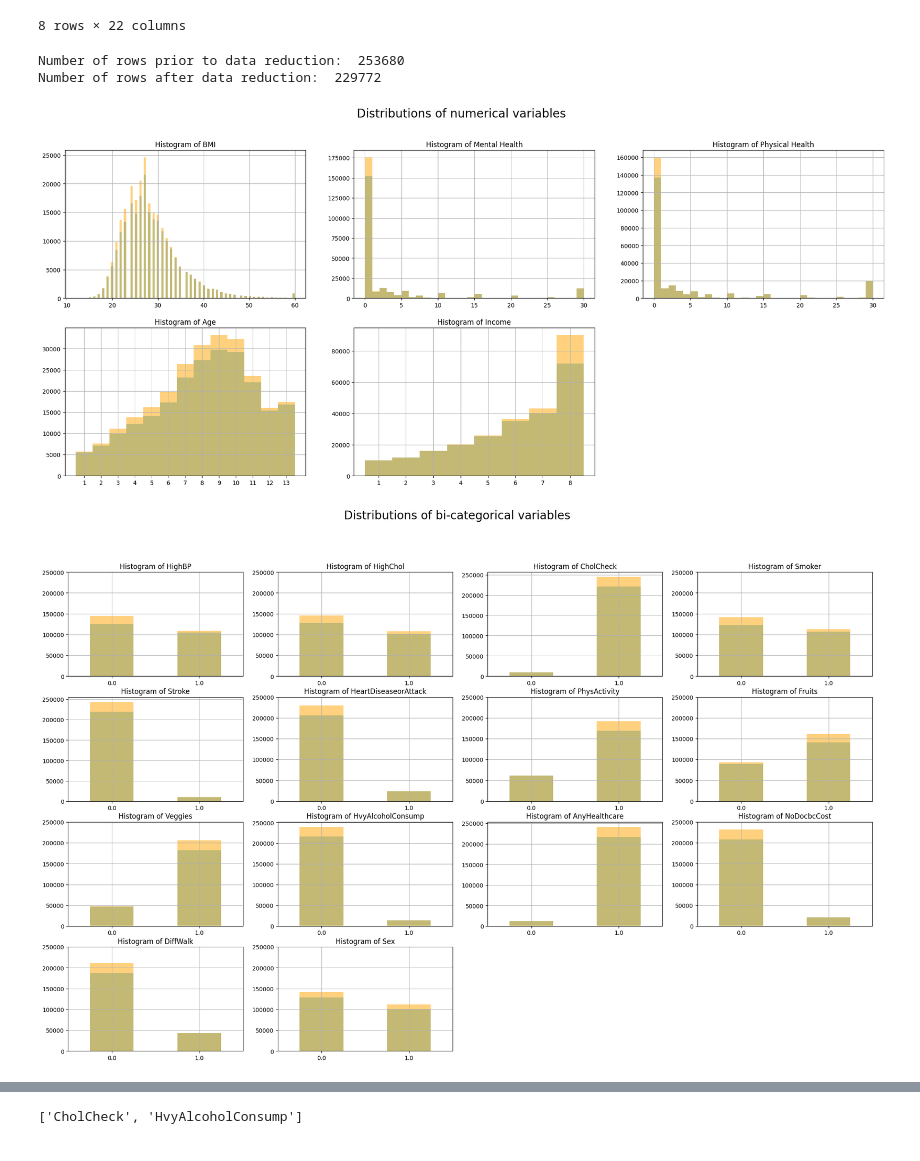
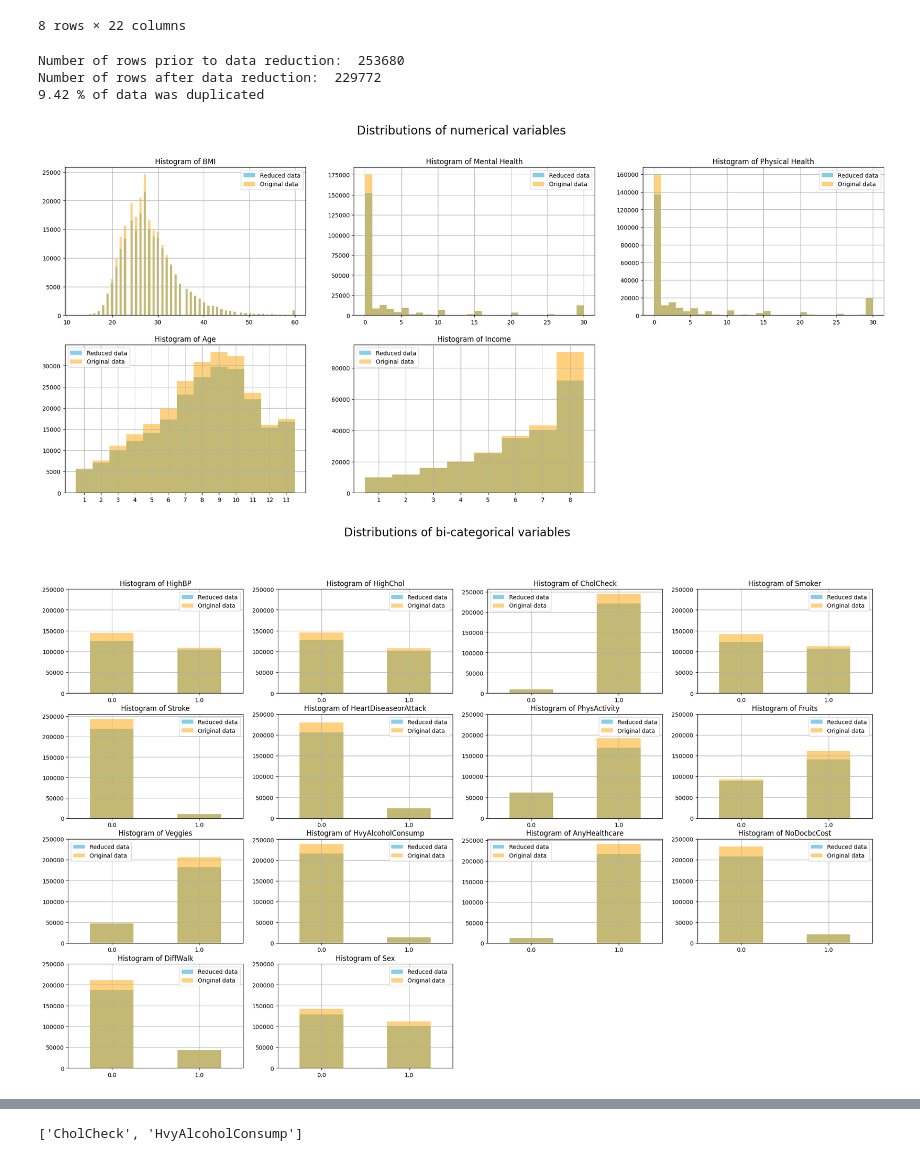
Before and after one commit to AliGarAlon/Diabetes_Project, a Jupyter notebook: diabetes_model.ipynb, the cells around one changed output, grey strips where cells are left out. Saved outputs shown, nothing was run; the diff lists cells and outputs as text; code cells hidden in the pictures.

```diff
--- a/diabetes_model.ipynb
+++ b/diabetes_model.ipynb
@@ -340,9 +340,11 @@ df.describe()
 # %%
 print("Number of rows prior to data reduction: ", originalRows_df.shape[0])
 print("Number of rows after data reduction: ", df.shape[0])
+print(round(((originalRows_df.shape[0]-df.shape[0])/originalRows_df.shape[0])*100, 2), "% of data was duplicated")
 # %% [output]
 Number of rows prior to data reduction:  253680
 Number of rows after data reduction:  229772
+9.42 % of data was duplicated
 # %%
 df_numerical = df[['BMI','MentHlth','PhysHlth','Age','Income']]
 
@@ -359,34 +361,39 @@ fig.delaxes(axes[-1])
 
 # Specifications for each subplot
 # Subplot for BMI:
-axes[0].hist(df_numerical['BMI'], bins=100, color='skyblue')
-axes[0].hist(originalRows_df['BMI'], bins=100, color='orange', alpha=0.5)
+axes[0].hist(df_numerical['BMI'], bins=100, color='skyblue', label = "Reduced data")
+axes[0].hist(originalRows_df['BMI'], bins=100, color='orange', alpha=0.5, label = "Original data")
 axes[0].set_title('Histogram of BMI')
+axes[0].legend()
 axes[0].grid(True)
 
 # Subplot for MentHlth:
-axes[1].hist(df_numerical['MentHlth'], bins=30, color='skyblue')
-axes[1].hist(originalRows_df['MentHlth'], bins=30, color='orange', alpha=0.5)
+axes[1].hist(df_numerical['MentHlth'], bins=30, color='skyblue', label = "Reduced data")
+axes[1].hist(originalRows_df['MentHlth'], bins=30, color='orange', alpha=0.5, label = "Original data")
 axes[1].set_title('Histogram of Mental Health')
+axes[1].legend()
 axes[1].grid(True)
 
 # Subplot for PhysHlth:
-axes[2].hist(df_numerical['PhysHlth'], bins=30, color='skyblue')
-axes[2].hist(originalRows_df['PhysHlth'], bins=30, color='orange', alpha=0.5)
+axes[2].hist(df_numerical['PhysHlth'], bins=30, color='skyblue', label = "Reduced data")
+axes[2].hist(originalRows_df['PhysHlth'], bins=30, color='orange', alpha=0.5, label = "Original data")
 axes[2].set_title('Histogram of Physical Health')
+axes[2].legend()
 axes[2].grid(True)
 
 # Subplot for Age:
-axes[3].hist(df_numerical['Age'], bins=np.arange(0.5, 14, 1), color='skyblue')
-axes[3].hist(originalRows_df['Age'], bins=np.arange(0.5, 14, 1), color='orange', alpha=0.5)
+axes[3].hist(df_numerical['Age'], bins=np.arange(0.5, 14, 1), color='skyblue', label = "Reduced data")
+axes[3].hist(originalRows_df['Age'], bins=np.arange(0.5, 14, 1), color='orange', alpha=0.5, label = "Original data")
 axes[3].set_title('Histogram of Age')
+axes[3].legend()
 axes[3].set_xticks(np.arange(1, 14, 1))  # Set custom xticks
 axes[3].grid(True)
 
 # Subplot for Income:
-axes[4].hist(df_numerical['Income'], bins=np.arange(0.5, 9, 1), color='skyblue')
-axes[4].hist(originalRows_df['Income'], bins=np.arange(0.5, 9, 1), color='orange', alpha=0.5)
+axes[4].hist(df_numerical['Income'], bins=np.arange(0.5, 9, 1), color='skyblue', label = "Reduced data")
+axes[4].hist(originalRows_df['Income'], bins=np.arange(0.5, 9, 1), color='orange', alpha=0.5, label = "Original data")
 axes[4].set_title('Histogram of Income')
+axes[4].legend()
 axes[4].grid(True)
 
 # Adjust layout
@@ -394,41 +401,42 @@ axes[4].grid(True)
 plt.suptitle("Distributions of numerical variables", fontsize=20)
 plt.show()
 # %% [output]
-[figure, old version]
+[figure, new version]
 # %%
 # BI-CATEGORICAL VARIABLES:
 df_biCategorical = df[['HighBP','HighChol','CholCheck','Smoker','Stroke','HeartDiseaseorAttack','PhysActivity','Fruits','Veggies','HvyAlcoholConsump','AnyHealthcare','NoDocbcCost','DiffWalk','Sex']]
 
 # Creation of subplots:
 fig, axes = plt.subplots(nrows=4, ncols=4, figsize=(25, 15)) #'axes' is an array with two elements, 2D.
                                                             # Each 'axes' object represents one subplot.
 
 # Flatten the axes array to a 1D array
 axes = axes.flatten()#Converting the 2D array of axes objects into a 1D array.
                      #Useful when you want iterating over the subplots,
                      #regardless of whether there is one row or multiple rows.
 
 # Remove empty subplot in row 2, column 3 because it is empty
 fig.delaxes(axes[-2])
 fig.delaxes(axes[-1])
 
 for i, feature in enumerate(df_biCategorical.columns):
     ax = axes[i]
-    df_biCategorical[feature].value_counts().sort_index().plot(kind='bar', color='skyblue', ax=ax)
-    originalRows_df[feature].value_counts().sort_index().plot(kind='bar', color='orange', ax=ax, alpha=0.5)
+    df_biCategorical[feature].value_counts().sort_index().plot(kind='bar', color='skyblue', ax=ax, label="Reduced data")
+    originalRows_df[feature].value_counts().sort_index().plot(kind='bar', color='orange', ax=ax, alpha=0.5, label="Original data")
     ax.set_title(f'Histogram of {feature}')
     ax.set_xlabel('')
+    ax.legend()
     # Rotate x-axis labels
     ax.set_xticklabels(ax.get_xticklabels(), rotation=0)
     ax.set_yticks(np.arange(0, 300000, 50000))
     ax.grid(True)
 
 # Adjust layout
 plt.suptitle("Distributions of bi-categorical variables", fontsize=20)
 #plt.tight_layout()
 plt.show()
 # %% [output]
-[figure, old version]
+[figure, new version]
 # %%
 df_multiCategorical = df[['Diabetes_012','GenHlth','Education']]
 
```
Also changed, not shown: parts of 17 cells of this notebook.
